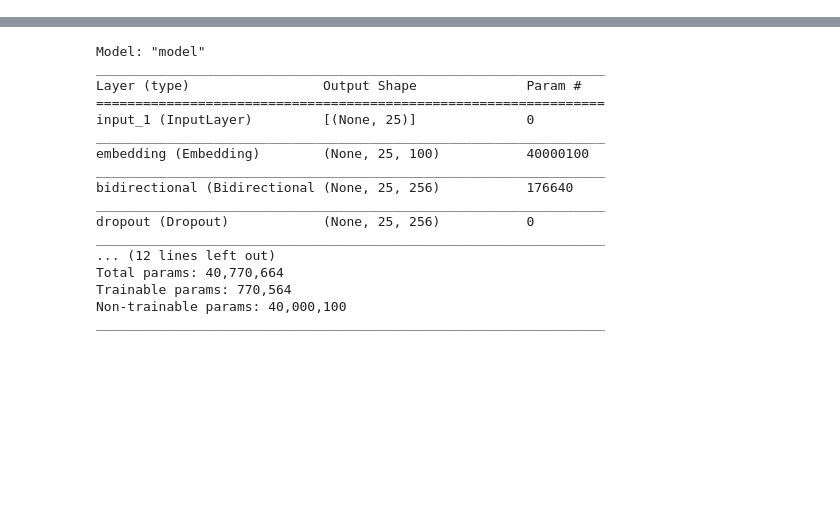
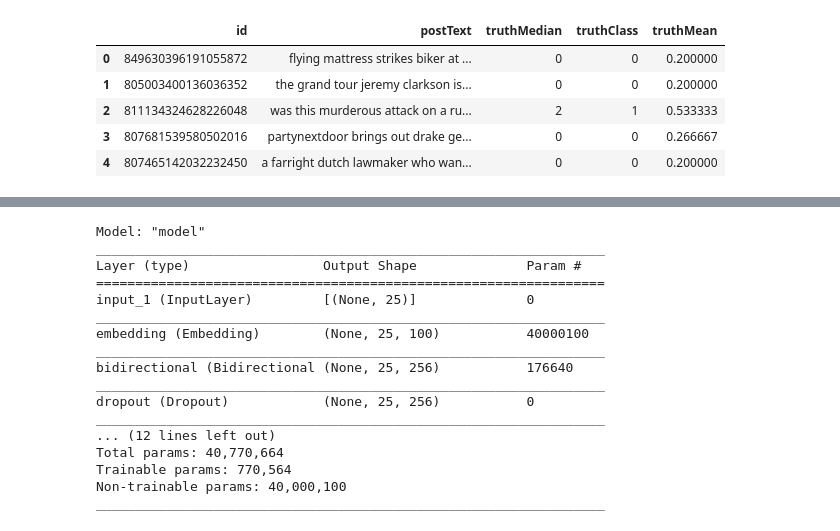
Before and after one commit to legendaryBowen/ClickbaitDetection, a Jupyter notebook: BiGRU_Clickbait_Detector.ipynb, the cells around one changed output, grey strips where cells are left out. Drawn from its saved outputs; the diff is of its cells as text; code cells hidden in the pictures; blank space fills up the shorter version.

```diff
--- a/BiGRU_Clickbait_Detector.ipynb
+++ b/BiGRU_Clickbait_Detector.ipynb
@@ -72,0 +86,13 @@ dataset.head()
+# %%
+# Convert floating number in 'truthMedian' column to integer
+train_df['truthMedian'] = train_df['truthMedian'].apply(medianToInteger)
+# Remove all punctuations and clear the text
+train_df['postText'] = train_df['postText'].apply(cleanText)
+train_df.head()
+# %% [output]
+|  | id | postText | truthMedian | truthClass | truthMean |
+| 0 | 849630396191055872 | flying mattress strikes biker at ... | 0 | 0 | 0.200000 |
+| 1 | 805003400136036352 | the grand tour jeremy clarkson is... | 0 | 0 | 0.200000 |
+| 2 | 811134324628226048 | was this murderous attack on a ru... | 2 | 1 | 0.533333 |
+| 3 | 807681539580502016 | partynextdoor brings out drake ge... | 0 | 0 | 0.266667 |
+| 4 | 807465142032232450 | a farright dutch lawmaker who wan... | 0 | 0 | 0.200000 |
```
Also changed, not shown: parts of 26 cells of this notebook, 8 other files.
